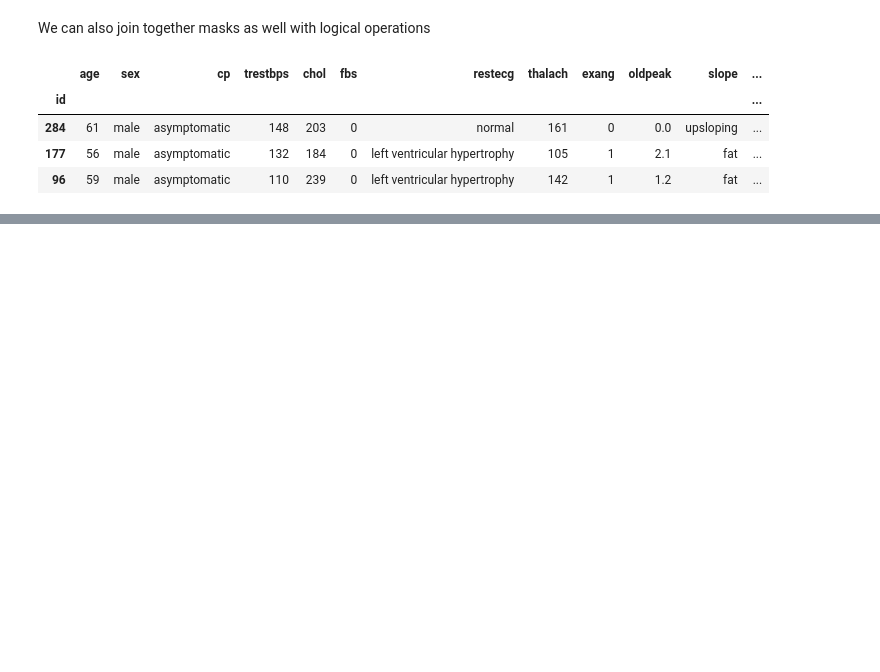
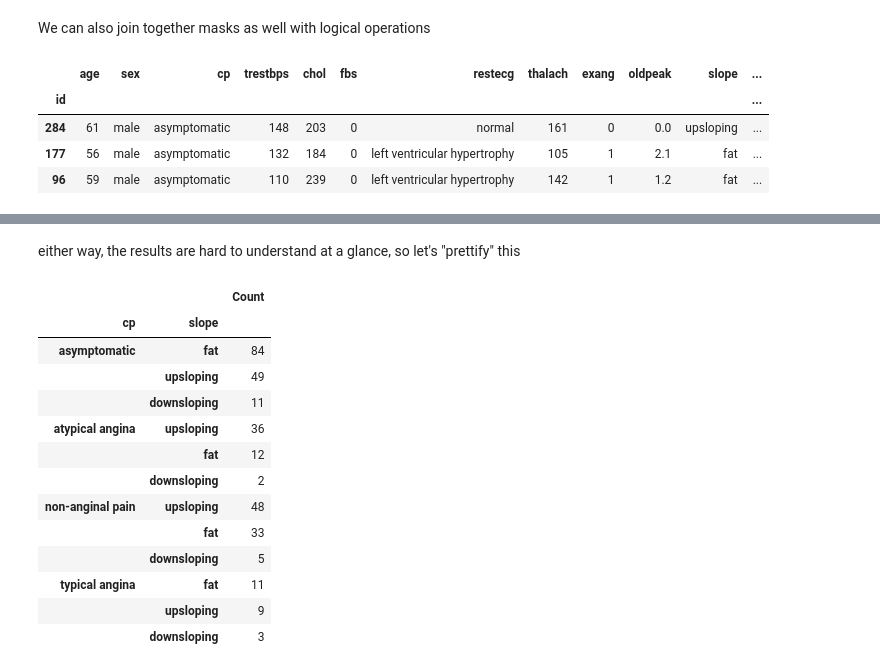
Before and after one commit to Hospital-Da-Luz-Learning-Health/MLCatolica25, a Jupyter notebook: Aula 3 - Data Analysis & Statistics/Pandas DataFrames 101/Learning Notebook.ipynb, the cells around one changed output, grey strips where cells are left out. Cells and saved outputs as stored; diff of their text form; code cells hidden in the pictures; blank space fills up the shorter version.

```diff
--- a/Aula 3 - Data Analysis & Statistics/Pandas DataFrames 101/Learning Notebook.ipynb
+++ b/Aula 3 - Data Analysis & Statistics/Pandas DataFrames 101/Learning Notebook.ipynb
@@ -433,0 +583,19 @@ df.loc[mask_age_above_55 & mask_cp_asymptomatic,:].head(3)
+# %% [markdown]
+either way, the results are hard to understand at a glance, so let's "prettify" this
+# %%
+df.groupby('cp')['slope'].value_counts().to_frame('Count') # simply converted the pandas series to a dataframe
+# %% [output]
+|  |  | Count |
+| cp | slope |  |
+| asymptomatic | fat | 84 |
+|  | upsloping | 49 |
+|  | downsloping | 11 |
+| atypical angina | upsloping | 36 |
+|  | fat | 12 |
+|  | downsloping | 2 |
+| non-anginal pain | upsloping | 48 |
+|  | fat | 33 |
+|  | downsloping | 5 |
+| typical angina | fat | 11 |
+|  | upsloping | 9 |
+|  | downsloping | 3 |
```
Also changed, not shown: parts of 32 cells of this notebook, 1 other file.
